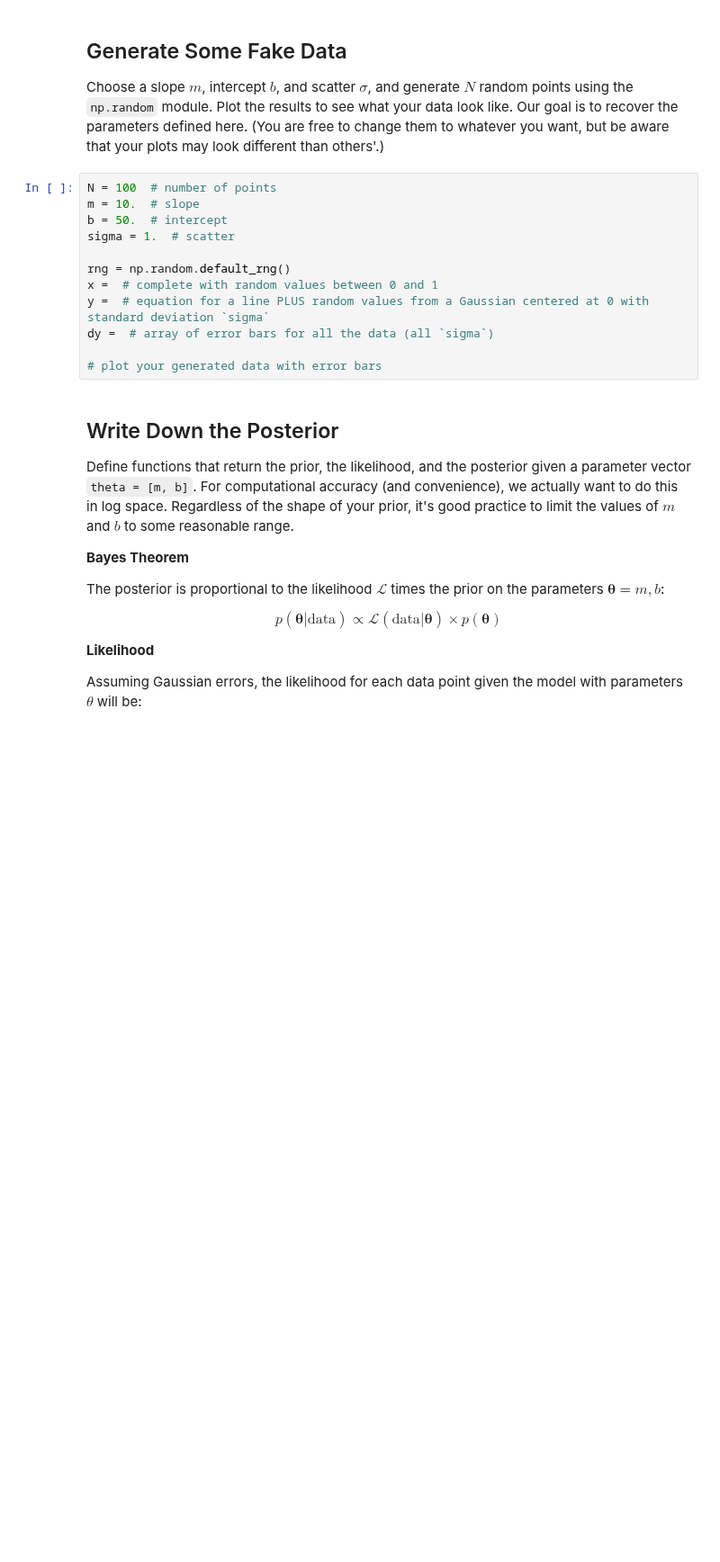
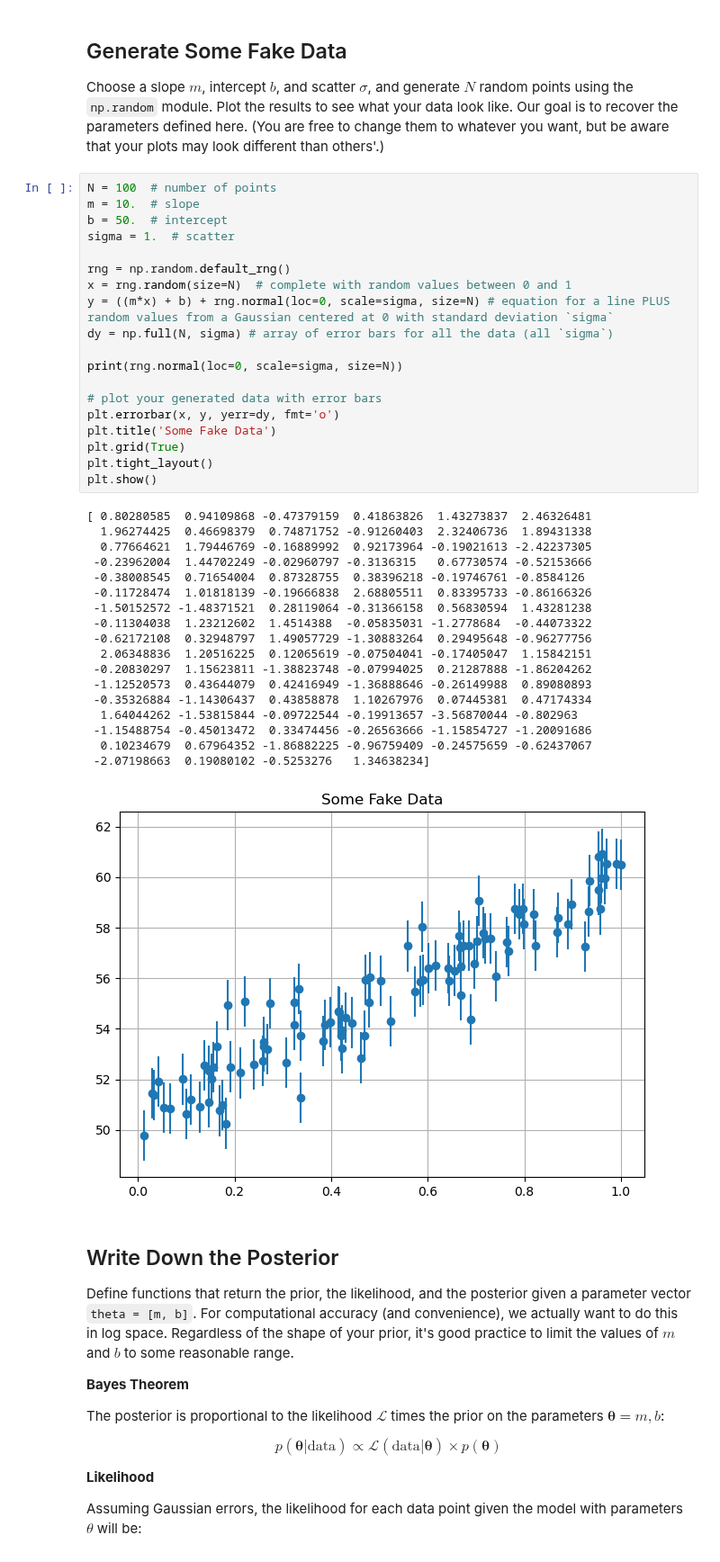
Before and after one commit to ASTR154/bayesian-statistics, a Jupyter notebook: monte_carlo_line_fitting.ipynb, the cells around one changed output. Shown at 90% size. Saved outputs shown, nothing was run; the diff lists cells and outputs as text; blank space fills up the shorter version.

```diff
--- a/monte_carlo_line_fitting.ipynb
+++ b/monte_carlo_line_fitting.ipynb
@@ -12,15 +12,41 @@ Choose a slope $m$, intercept $b$, and scatter $\sigma$, and generate $N$ random
 # %%
 N = 100  # number of points
 m = 10.  # slope
 b = 50.  # intercept
 sigma = 1.  # scatter
 
 rng = np.random.default_rng()
-x =  # complete with random values between 0 and 1
-y =  # equation for a line PLUS random values from a Gaussian centered at 0 with standard deviation `sigma`
-dy =  # array of error bars for all the data (all `sigma`)
+x = rng.random(size=N)  # complete with random values between 0 and 1
+y = ((m*x) + b) + rng.normal(loc=0, scale=sigma, size=N) # equation for a line PLUS random values from a Gaussian centered at 0 with standard deviation `sigma`
+dy = np.full(N, sigma) # array of error bars for all the data (all `sigma`)
+
+print(rng.normal(loc=0, scale=sigma, size=N))
 
 # plot your generated data with error bars
+plt.errorbar(x, y, yerr=dy, fmt='o')
+plt.title('Some Fake Data')
+plt.grid(True)
+plt.tight_layout()
+plt.show()
+# %% [output]
+[ 0.80280585  0.94109868 -0.47379159  0.41863826  1.43273837  2.46326481
+  1.96274425  0.46698379  0.74871752 -0.91260403  2.32406736  1.89431338
+  0.77664621  1.79446769 -0.16889992  0.92173964 -0.19021613 -2.42237305
+ -0.23962004  1.44702249 -0.02960797 -0.3136315   0.67730574 -0.52153666
+ -0.38008545  0.71654004  0.87328755  0.38396218 -0.19746761 -0.8584126
+ -0.11728474  1.01818139 -0.19666838  2.68805511  0.83395733 -0.86166326
+ -1.50152572 -1.48371521  0.28119064 -0.31366158  0.56830594  1.43281238
+ -0.11304038  1.23212602  1.4514388  -0.05835031 -1.2778684  -0.44073322
+ -0.62172108  0.32948797  1.49057729 -1.30883264  0.29495648 -0.96277756
+  2.06348836  1.20516225  0.12065619 -0.07504041 -0.17405047  1.15842151
+ -0.20830297  1.15623811 -1.38823748 -0.07994025  0.21287888 -1.86204262
+ -1.12520573  0.43644079  0.42416949 -1.36888646 -0.26149988  0.89080893
+ -0.35326884 -1.14306437  0.43858878  1.10267976  0.07445381  0.47174334
+  1.64044262 -1.53815844 -0.09722544 -0.19913657 -3.56870044 -0.802963
+ -1.15488754 -0.45013472  0.33474456 -0.26563666 -1.15854727 -1.20091686
+  0.10234679  0.67964352 -1.86882225 -0.96759409 -0.24575659 -0.62437067
+ -2.07198663  0.19080102 -0.5253276   1.34638234]
+[figure, added]
 # %% [markdown]
 ## Write Down the Posterior
 Define functions that return the prior, the likelihood, and the posterior given a parameter vector `theta = [m, b]`. For computational accuracy (and convenience), we actually want to do this in log space. Regardless of the shape of your prior, it's good practice to limit the values of $m$ and $b$ to some reasonable range.
```
